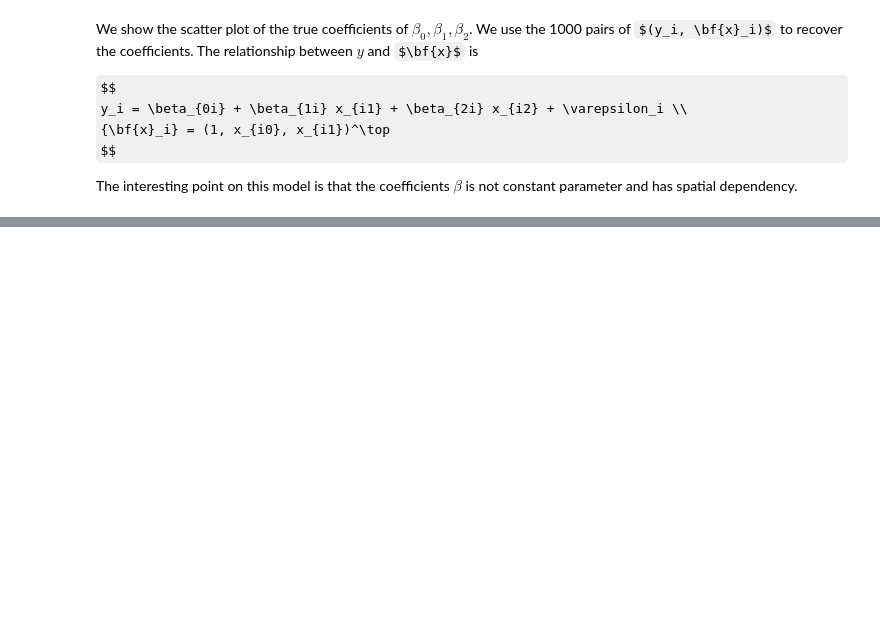
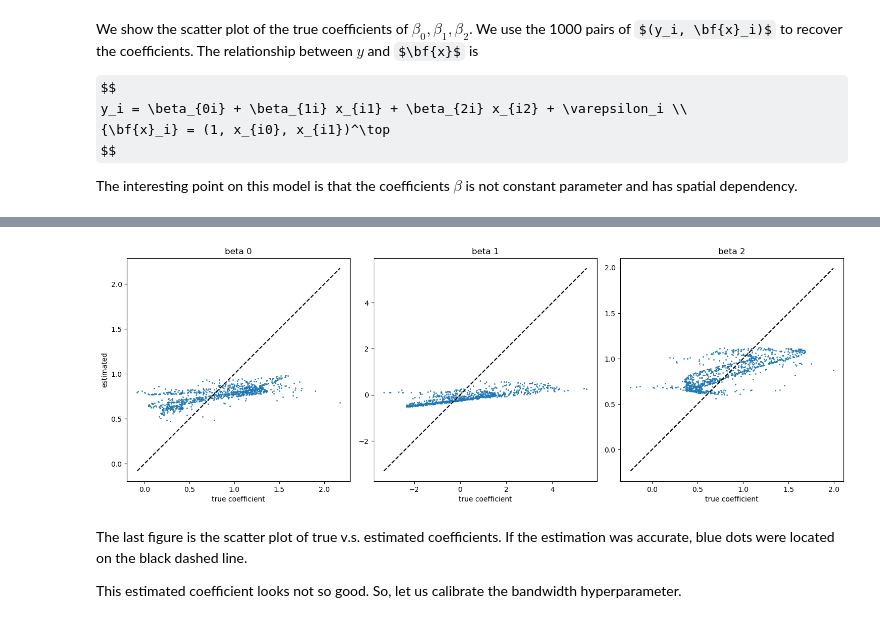
Before and after one commit to hayato-n/sgGWR, a Jupyter notebook: docs/examples/introduction.ipynb, the cells around one changed output, grey strips where cells are left out. Saved outputs shown, nothing was run; the diff lists cells and outputs as text; code cells hidden in the pictures; some formulas as TeX source; blank space fills up the shorter version.

```diff
--- a/docs/examples/introduction.ipynb
+++ b/docs/examples/introduction.ipynb
@@ -118,0 +168,18 @@ The interesting point on this model is that the coefficients $\beta$ is not cons
+# %%
+fig, axes = plt.subplots(1, 3, figsize=(15,5))
+for i in range(3):
+    axes[i].plot((beta[:,i].min(), beta[:, i].max()), (beta[:,i].min(), beta[:, i].max()), c="k", ls="--")
+    axes[i].scatter(beta[:,i], model.betas[:,i], s=1)
+    axes[i].set_title(f"beta {i}")
+    axes[i].set_aspect("equal")
+    axes[i].set_xlabel("true coefficient")
+axes[0].set_ylabel("estimated")
+
+plt.tight_layout()
+plt.show()
+# %% [output]
+[figure, added]
+# %% [markdown]
+The last figure is the scatter plot of true v.s. estimated coefficients. If the estimation was accurate, blue dots were located on the black dashed line.
+
+This estimated coefficient looks not so good. So, let us calibrate the bandwidth hyperparameter.
```
Also changed, not shown: parts of 30 cells of this notebook, 4 other files.
